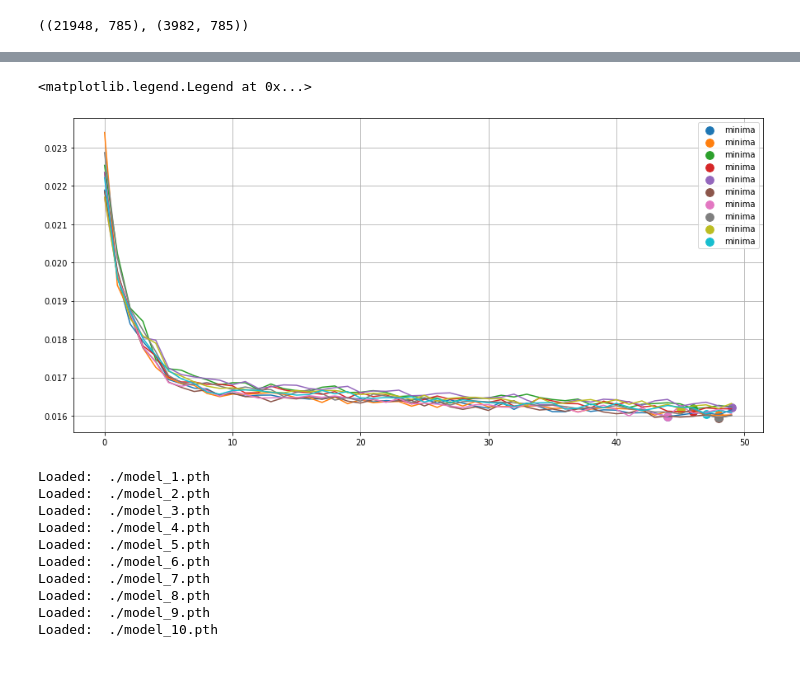
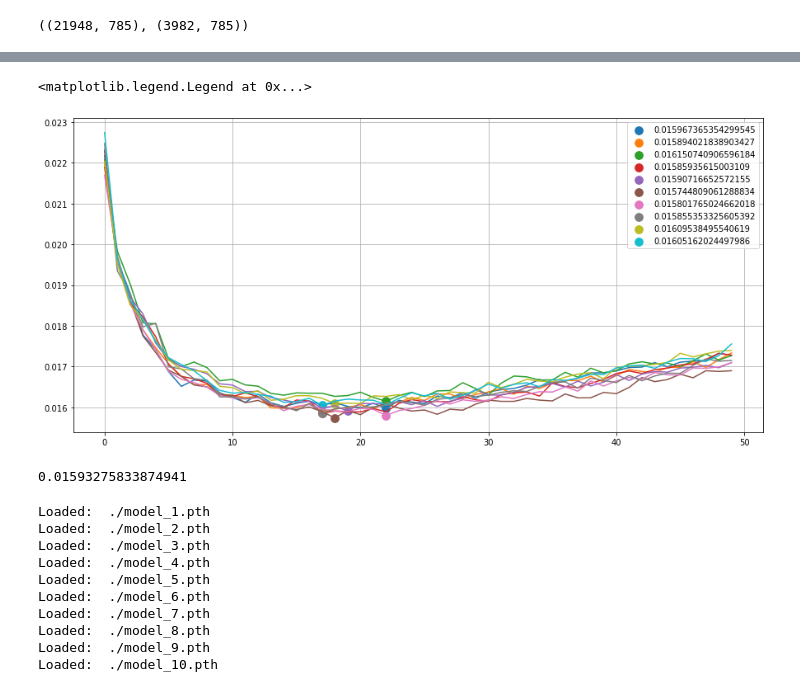
Before and after one commit to Mainakdeb/moa-classification, a Jupyter notebook: moa-classification.ipynb, the cells around one changed output, grey strips where cells are left out. Drawn from its saved outputs; the diff is of its cells as text; code cells hidden in the pictures.

```diff
--- a/moa-classification.ipynb
+++ b/moa-classification.ipynb
@@ -332,7 +349,7 @@ for k , (train_idx,valid_idx) in enumerate(mskf.split(train,target)):
 
     scheduler = optim.lr_scheduler.ReduceLROnPlateau(optimizer,
                                                      mode='min',
-                                                     factor=0.1,
+                                                     factor=0.5,
                                                      patience=3,
                                                      eps=1e-4,
                                                      verbose=True)
@@ -367,12 +383,20 @@ KeyboardInterrupt: ignored
 # %%
 for l in fold_val_losses:
     plt.plot(l)
-    plt.scatter([l.index(min(l))], [min(l)],s = 95, label = "minima")
+    plt.scatter([l.index(min(l))], [min(l)],s = 95, label = str(min(l)))
 plt.grid()
 plt.legend()
 # %% [output]
 <matplotlib.legend.Legend at 0x...>
-[figure, old version]
+[figure, new version]
+# %%
+minimas = []
+for i in fold_val_losses:
+    minimas.append(min(i))
+
+np.array(minimas).mean()
+# %% [output]
+0.01593275833874941
 # %%
 all_models = [Model() for i in range (NFOLDS)]
 
```
Also changed, not shown: parts of 6 cells of this notebook.
